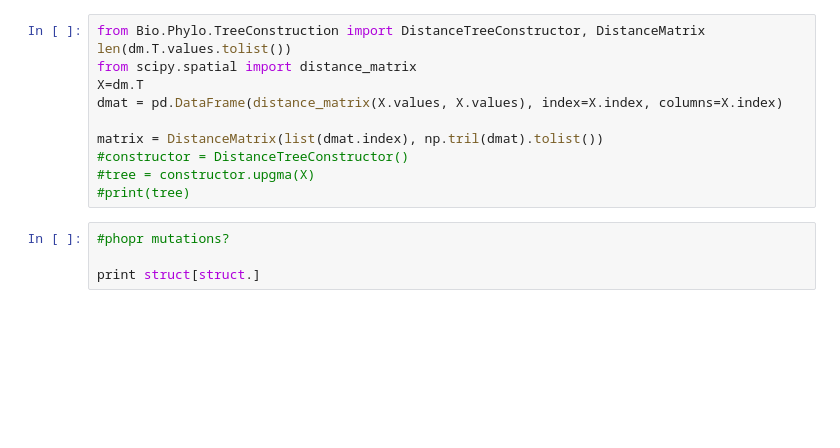
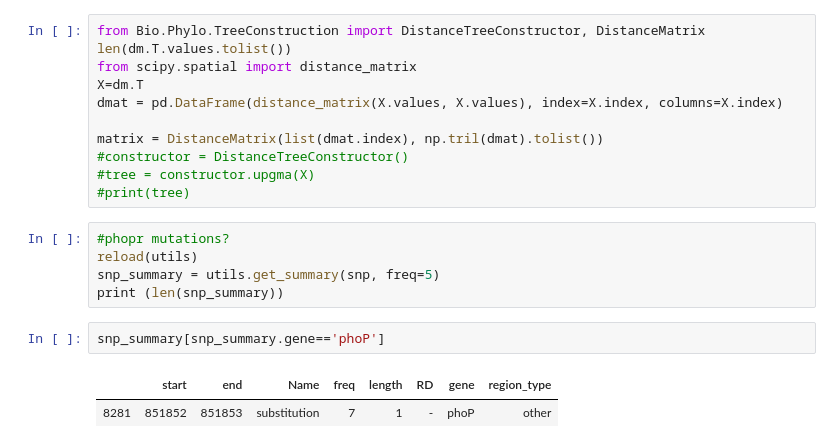
Before and after one commit to dmnfarrell/mtbdiff, a Jupyter notebook: notebooks/bovis_example.ipynb, the cells around one changed output. Saved outputs shown, nothing was run; the diff lists cells and outputs as text; blank space fills up the shorter version.

```diff
--- a/notebooks/bovis_example.ipynb
+++ b/notebooks/bovis_example.ipynb
@@ -177,7 +178,13 @@ matrix = DistanceMatrix(list(dmat.index), np.tril(dmat).tolist())
 #constructor = DistanceTreeConstructor()
 #tree = constructor.upgma(X)
 #print(tree)
-# %%
-#phopr mutations?
-
-print struct[struct.]
+# %%
+#phopr mutations?
+reload(utils)
+snp_summary = utils.get_summary(snp, freq=5)
+print (len(snp_summary))
+# %%
+snp_summary[snp_summary.gene=='phoP']
+# %% [output]
+|  | start | end | Name | freq | length | RD | gene | region_type |
+| 8281 | 851852 | 851853 | substitution | 7 | 1 | - | phoP | other |
```
Also changed, not shown: parts of 5 cells of this notebook, 5 other files.
